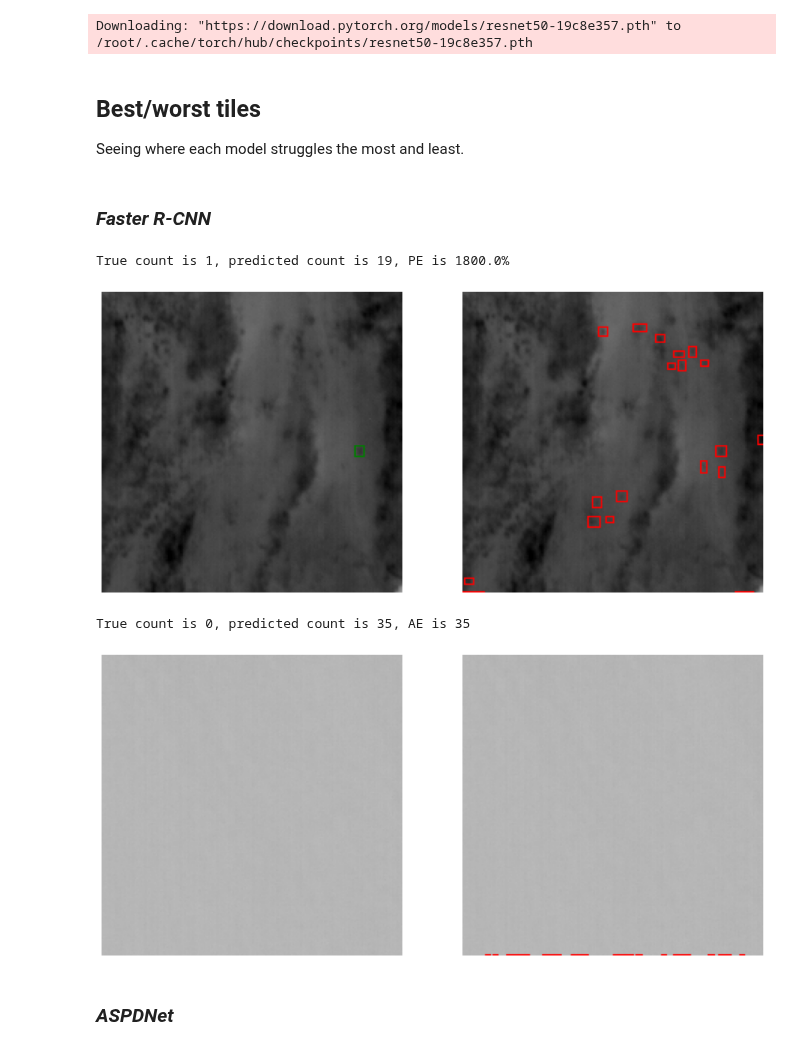
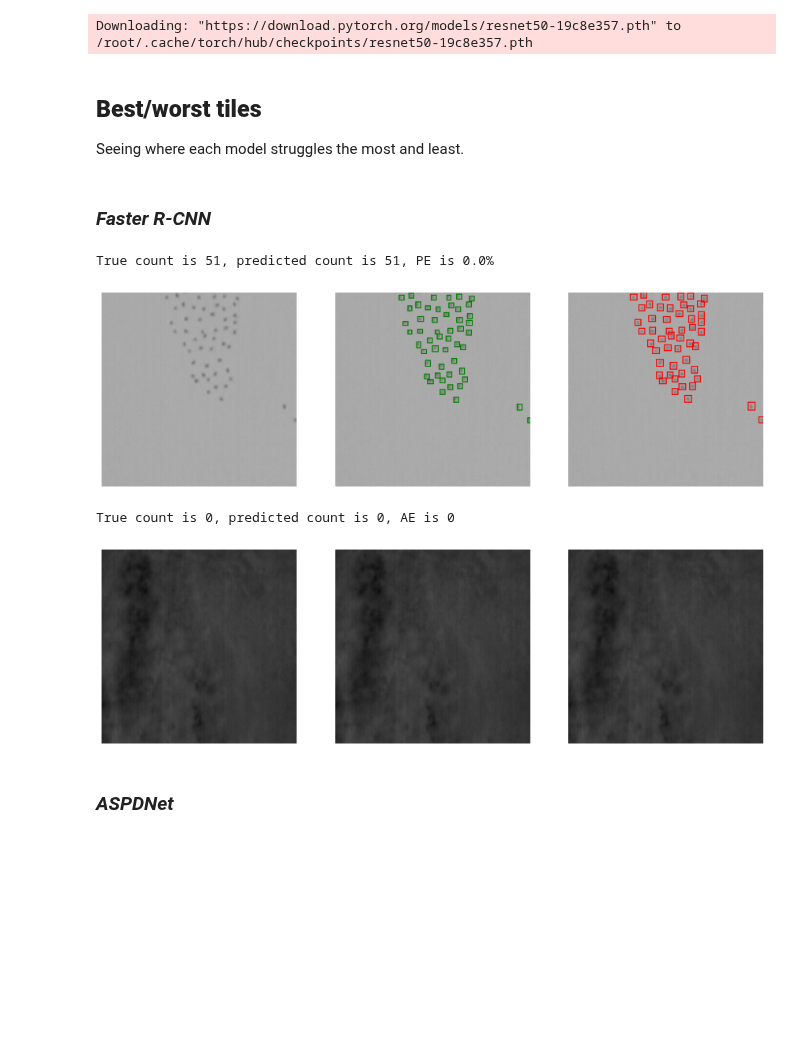
Before and after one commit to emiliolr/counting-cranes, a Jupyter notebook: analyses/qualitative_analyses.ipynb, the cells around one changed output. Cells and saved outputs as stored; diff of their text form; code cells hidden in the pictures; blank space fills up the shorter version.

Commit message:
Added pred on particular tiles w/visualization

```diff
--- a/analyses/qualitative_analyses.ipynb
+++ b/analyses/qualitative_analyses.ipynb
@@ -109,8 +109,8 @@ aspdnet = ASPDNet(allow_neg_densities = False).to(device)
 pl_model_aspdnet = ASPDNetLightning.load_from_checkpoint(os.path.join(MODEL_SAVE_FP, 'ASPDNet', save_name), model = aspdnet)
 pl_model_aspdnet.model.eval()
 
-#  Faster R-CNN... TODO: uncomment eventually!
-save_name = 'model1_6.23.2021.pth'
+#  Faster R-CNN...
+save_name = 'faster_rcnn_40_epochs_scorethresh=0.4_7.27.2021.pth'
 frcnn = get_faster_rcnn(backbone = 'ResNet50', num_classes = 2, **FASTER_RCNN_HYPERPARAMETERS['constructor_hyperparams']).to(device)
 frcnn.load_state_dict(torch.load(os.path.join(MODEL_SAVE_FP, 'faster_rcnn', '40_epoch_runs', save_name)))
 pl_model_frcnn = FasterRCNNLightning(model = frcnn)
@@ -119,7 +119,7 @@ pl_model_frcnn.model.eval();
 Downloading: "https://download.pytorch.org/models/vgg16-397923af.pth" to /root/.cache/torch/hub/checkpoints/vgg16-397923af.pth
 Downloading: "https://download.pytorch.org/models/resnet50-19c8e357.pth" to /root/.cache/torch/hub/checkpoints/resnet50-19c8e357.pth
 # %% [markdown]
-## Best/worst tiles
+## **Best/worst tiles**
 Seeing where each model struggles the most and least.
 # %% [markdown]
 ### _Faster R-CNN_
@@ -174,35 +174,37 @@ def visualize_pred_v_gt_BBOXES(error_dict):
   for b in gt_boxes:
       draw.rectangle(b, outline = 'green', width = 1)
 
-  return pil_img_pred, pil_img_gt
+  return img, pil_img_pred, pil_img_gt
 # %%
 #Visualizing percent error tiles...
-error_dict = worst_pe #either "best_pe" or "worst_pe" here!
-pil_img_pred, pil_img_gt = visualize_pred_v_gt_BBOXES(error_dict)
+error_dict = best_pe #either "best_pe" or "worst_pe" here!
+tile, pil_img_pred, pil_img_gt = visualize_pred_v_gt_BBOXES(error_dict)
 print(f'True count is {len(error_dict["gt_bboxes"])}, predicted count is {len(error_dict["pred_bboxes"])}, PE is {error_dict["PE"]}%')
 
-f, axarr = plt.subplots(1, 2, figsize = (15, 10))
-axarr[0].imshow(pil_img_gt)
-axarr[1].imshow(pil_img_pred)
+f, axarr = plt.subplots(1, 3, figsize = (15, 10))
+axarr[0].imshow(tile)
+axarr[1].imshow(pil_img_gt)
+axarr[2].imshow(pil_img_pred)
 for a in axarr:
     a.axis('off')
 # %% [output]
-True count is 1, predicted count is 19, PE is 1800.0%
+True count is 51, predicted count is 51, PE is 0.0%
-[figure, old version]
+[figure, new version]
 # %%
 #Visualizing absolute error tiles...
-error_dict = worst_ae #either "best_ae" or "worst_ae" here!
-pil_img_pred, pil_img_gt = visualize_pred_v_gt(error_dict)
+error_dict = best_ae #either "best_ae" or "worst_ae" here!
+tile, pil_img_pred, pil_img_gt = visualize_pred_v_gt_BBOXES(error_dict)
 print(f'True count is {len(error_dict["gt_bboxes"])}, predicted count is {len(error_dict["pred_bboxes"])}, AE is {error_dict["AE"]}')
 
-f, axarr = plt.subplots(1, 2, figsize = (15, 10))
-axarr[0].imshow(pil_img_gt)
-axarr[1].imshow(pil_img_pred)
+f, axarr = plt.subplots(1, 3, figsize = (15, 10))
+axarr[0].imshow(tile)
+axarr[1].imshow(pil_img_gt)
+axarr[2].imshow(pil_img_pred)
 for a in axarr:
     a.axis('off')
 # %% [output]
-True count is 0, predicted count is 35, AE is 35
+True count is 0, predicted count is 0, AE is 0
-[figure, old version]
+[figure, new version]
 # %% [markdown]
 ### _ASPDNet_
 # %%
```
Also changed, not shown: parts of 11 cells of this notebook.
